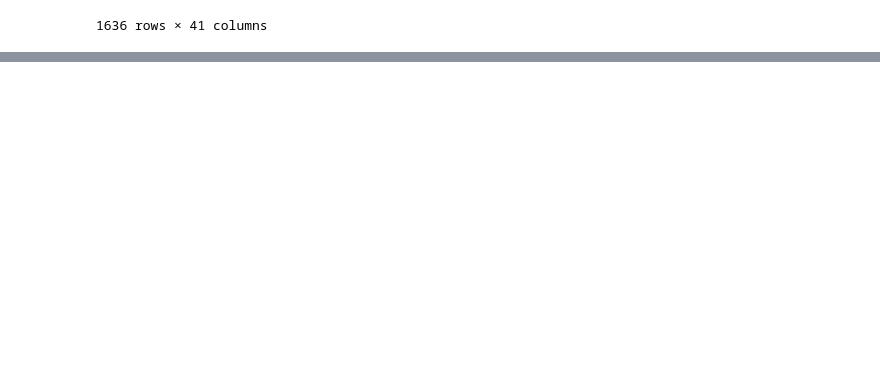
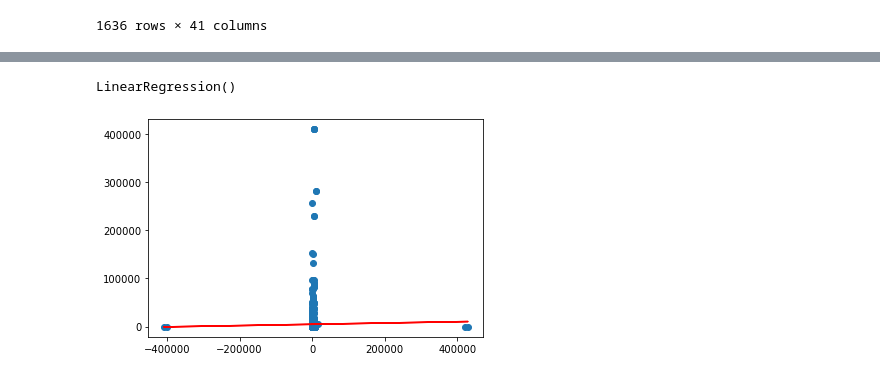
Before and after one commit to TDMcgowan/Wildfires, a Jupyter notebook: ETL.ipynb, the cells around one changed output, grey strips where cells are left out. Saved outputs shown, nothing was run; the diff lists cells and outputs as text; code cells hidden in the pictures; blank space fills up the shorter version.

```diff
--- a/ETL.ipynb
+++ b/ETL.ipynb
@@ -186,0 +179,2 @@ ValueError: time data '2019-10-07T09:58:51.763Z' does not match format '%Y-%m-%d
+# %%
+project_df2 = project_df.dropna(subset=['Burn Length(h)'])
@@ -186,0 +218,16 @@ ValueError: time data '2019-10-07T09:58:51.763Z' does not match format '%Y-%m-%d
+# %%
+Y = project_df2['AcresBurned'].values.reshape(-1,1)
+X = project_df2['Burn Length(h)'].values.reshape(-1,1)
+# %%
+linear_regressor = LinearRegression()
+linear_regressor.fit(X, Y)
+# %% [output]
+LinearRegression()
+# %%
+Y_pred = linear_regressor.predict(X)
+# %%
+plt.scatter(X, Y)
+plt.plot(X, Y_pred, color='red')
+plt.show()
+# %% [output]
+[figure, added]
```
Also changed, not shown: parts of 66 cells of this notebook, 14 other files.
